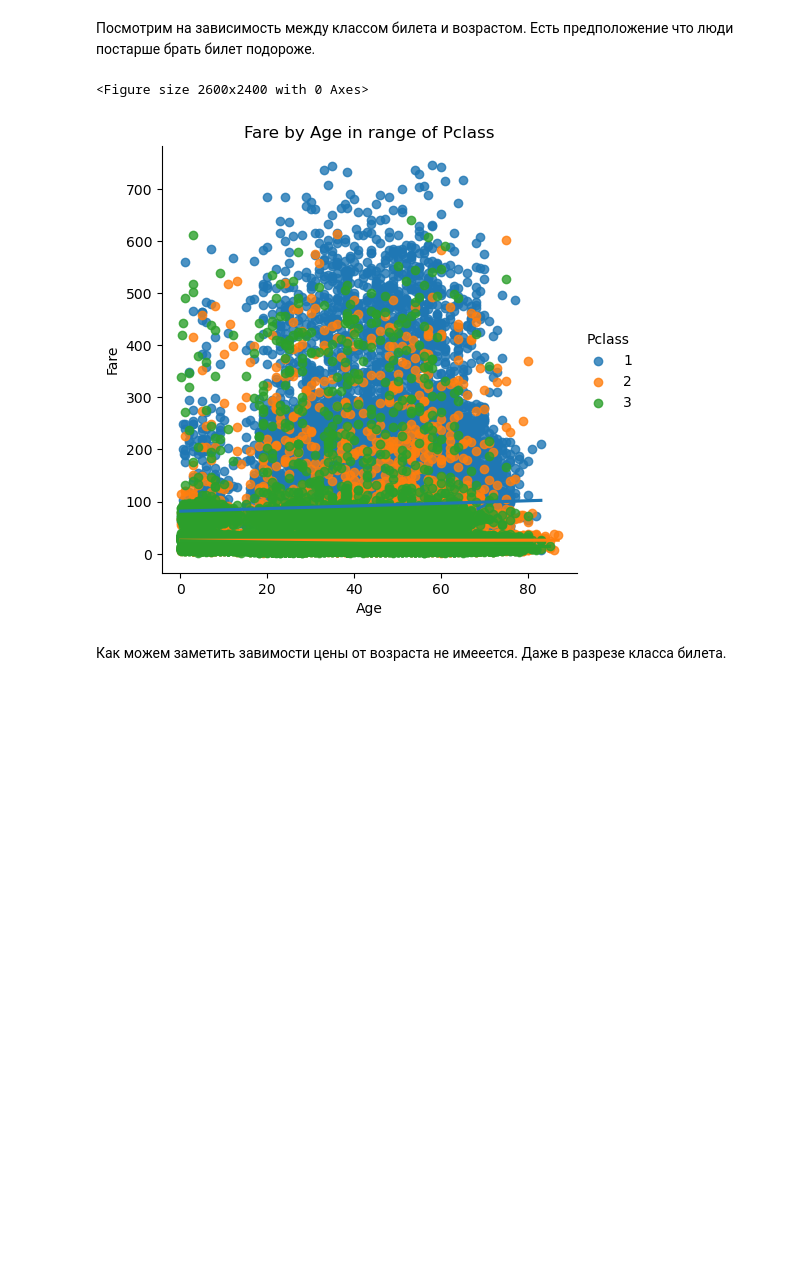
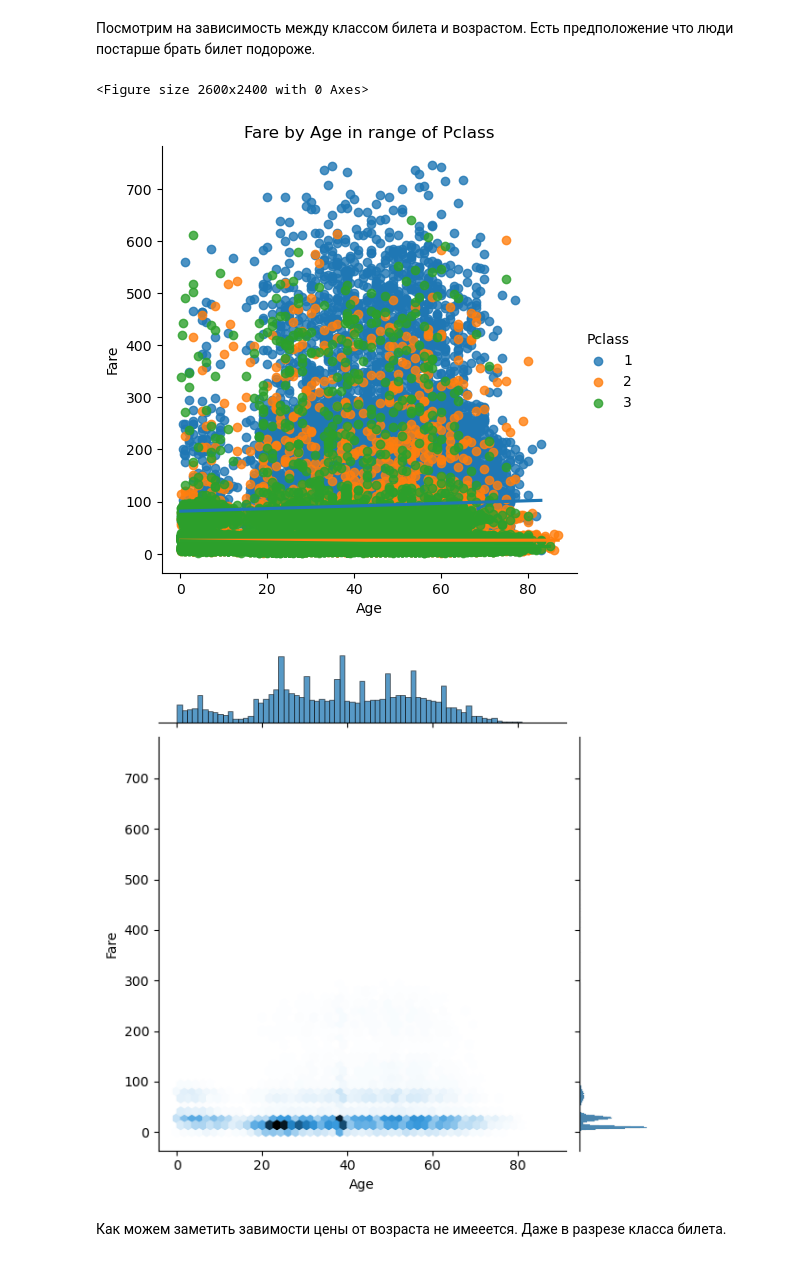
Before and after one commit to AlexeyZubar/second, a Jupyter notebook: eda.ipynb, the cells around one changed output. Drawn from its saved outputs; the diff is of its cells as text; code cells hidden in the pictures; blank space fills up the shorter version.

```diff
--- a/eda.ipynb
+++ b/eda.ipynb
@@ -531,13 +531,16 @@ plt.show()
 # %%
 #sns.catplot(x="Age", y="Fare", kind="bar", data=data_titanic)
 #sns.scatterplot(data=data_titanic, x="Age", y="Fare",hue="Pclass")
 plt.figure(figsize=(26,24))
 sns.lmplot(x="Age", y="Fare", hue="Pclass", data=data_titanic)
 plt.title("Fare by Age in range of Pclass")
 plt.show()
+sns.jointplot(data=data_titanic, x="Age", y="Fare", kind="hex")
+plt.show()
 # %% [output]
 <Figure size 2600x2400 with 0 Axes>
 [figure]
+[figure, added]
 # %% [markdown]
 Как можем заметить завимости цены от возраста не имееется. Даже в разрезе класса билета.
 # %% [markdown]
```
Also changed, not shown: parts of 6 cells of this notebook.
